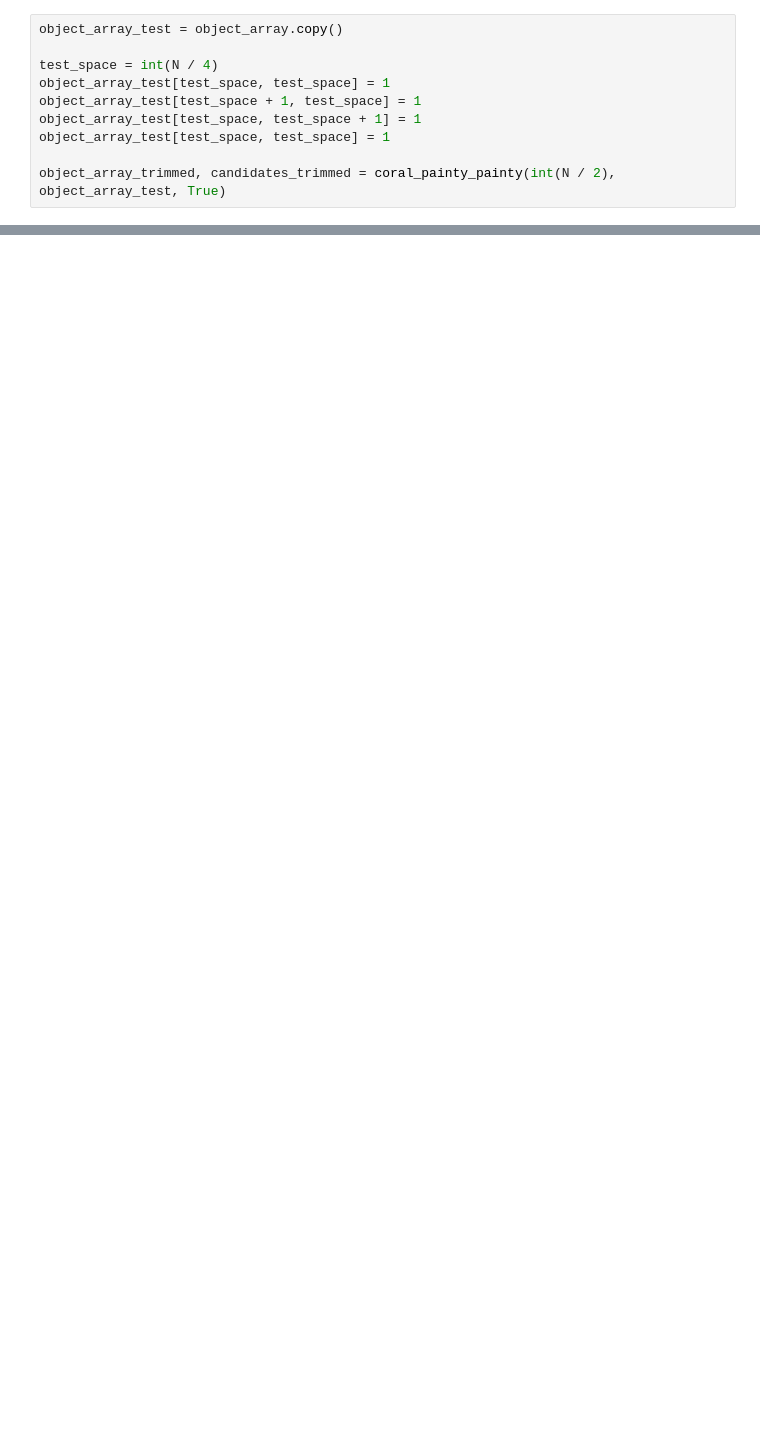
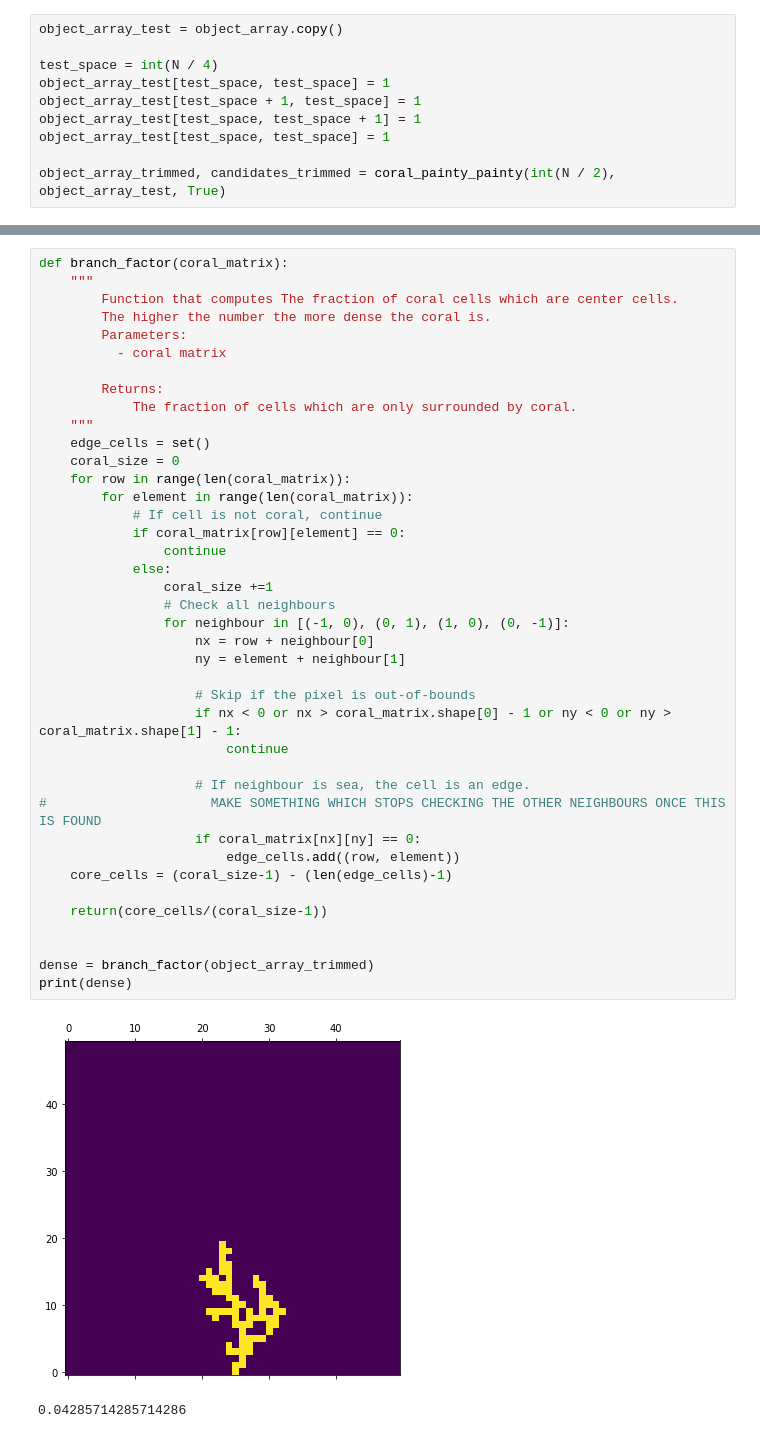
Before and after one commit to Lut99/KoraalKnakkers, a Jupyter notebook: DLA met koraalgroei en painty painty.ipynb, the cells around one changed output, grey strips where cells are left out. Saved outputs shown, nothing was run; the diff lists cells and outputs as text; blank space fills up the shorter version.

Commit message:
branch factor

```diff
--- a/DLA met koraalgroei en painty painty.ipynb
+++ b/DLA met koraalgroei en painty painty.ipynb
@@ -654,0 +683,43 @@ print(coral_density(50, object_array_trimmed))
+# %%
+def branch_factor(coral_matrix):
+    """
+        Function that computes The fraction of coral cells which are center cells.
+        The higher the number the more dense the coral is.
+        Parameters:
+          - coral matrix
+
+        Returns:
+            The fraction of cells which are only surrounded by coral.
+    """
+    edge_cells = set()
+    coral_size = 0
+    for row in range(len(coral_matrix)):
+        for element in range(len(coral_matrix)):
+            # If cell is not coral, continue
+            if coral_matrix[row][element] == 0:
+                continue
+            else:
+                coral_size +=1
+                # Check all neighbours
+                for neighbour in [(-1, 0), (0, 1), (1, 0), (0, -1)]:
+                    nx = row + neighbour[0]
+                    ny = element + neighbour[1]
+
+                    # Skip if the pixel is out-of-bounds
+                    if nx < 0 or nx > coral_matrix.shape[0] - 1 or ny < 0 or ny > coral_matrix.shape[1] - 1:
+                        continue
+
+                    # If neighbour is sea, the cell is an edge.
+#                     MAKE SOMETHING WHICH STOPS CHECKING THE OTHER NEIGHBOURS ONCE THIS IS FOUND
+                    if coral_matrix[nx][ny] == 0:
+                        edge_cells.add((row, element))
+    core_cells = (coral_size-1) - (len(edge_cells)-1)
+
+    return(core_cells/(coral_size-1))
+
+
+dense = branch_factor(object_array_trimmed)
+print(dense)
+# %% [output]
+[figure, added]
+0.04285714285714286
```
Also changed, not shown: parts of 12 cells of this notebook.
